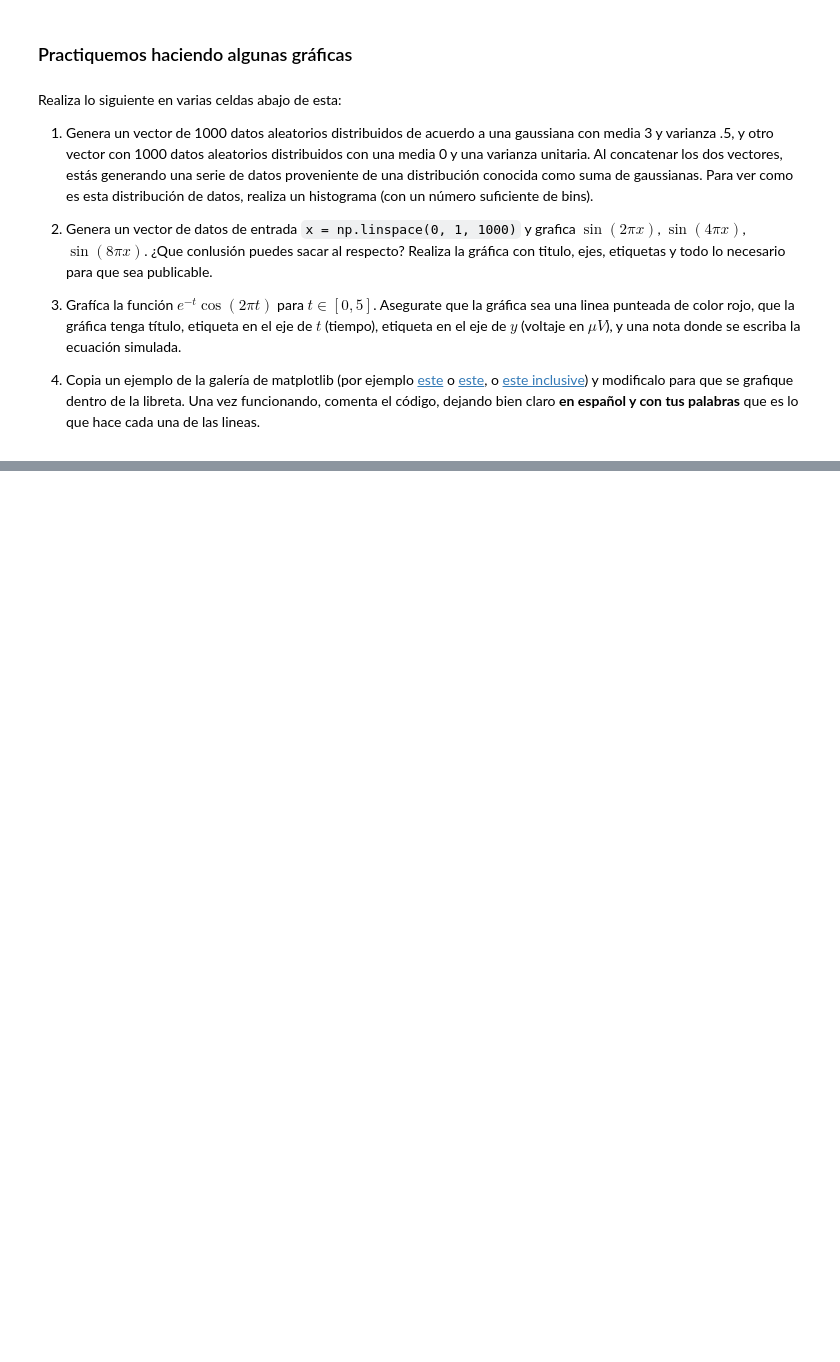
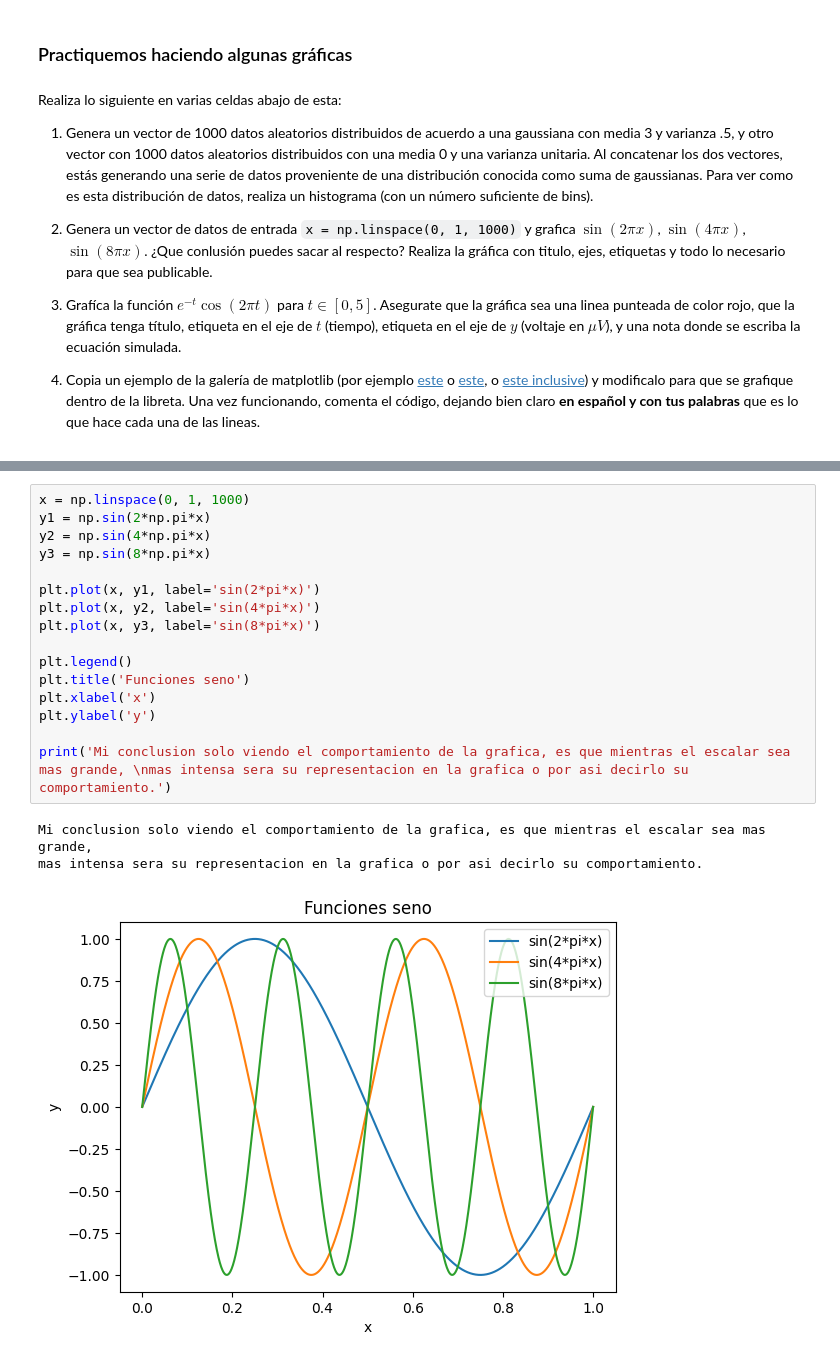
Before and after one commit to KarimRm/libretaPython, a Jupyter notebook: Introducción_numpy_matplotlib.ipynb, the cells around one changed output, grey strips where cells are left out. Saved outputs shown, nothing was run; the diff lists cells and outputs as text; blank space fills up the shorter version.

```diff
--- a/Introducción_numpy_matplotlib.ipynb
+++ b/Introducción_numpy_matplotlib.ipynb
@@ -469,0 +777,20 @@ Realiza lo siguiente en varias celdas abajo de esta:
+# %%
+x = np.linspace(0, 1, 1000)
+y1 = np.sin(2*np.pi*x)
+y2 = np.sin(4*np.pi*x)
+y3 = np.sin(8*np.pi*x)
+
+plt.plot(x, y1, label='sin(2*pi*x)')
+plt.plot(x, y2, label='sin(4*pi*x)')
+plt.plot(x, y3, label='sin(8*pi*x)')
+
+plt.legend()
+plt.title('Funciones seno')
+plt.xlabel('x')
+plt.ylabel('y')
+
+print('Mi conclusion solo viendo el comportamiento de la grafica, es que mientras el escalar sea mas grande, \nmas intensa sera su representacion en la grafica o por asi decirlo su comportamiento.')
+# %% [output]
+Mi conclusion solo viendo el comportamiento de la grafica, es que mientras el escalar sea mas grande,
+mas intensa sera su representacion en la grafica o por asi decirlo su comportamiento.
+[figure, added]
```
Also changed, not shown: parts of 31 cells of this notebook.
